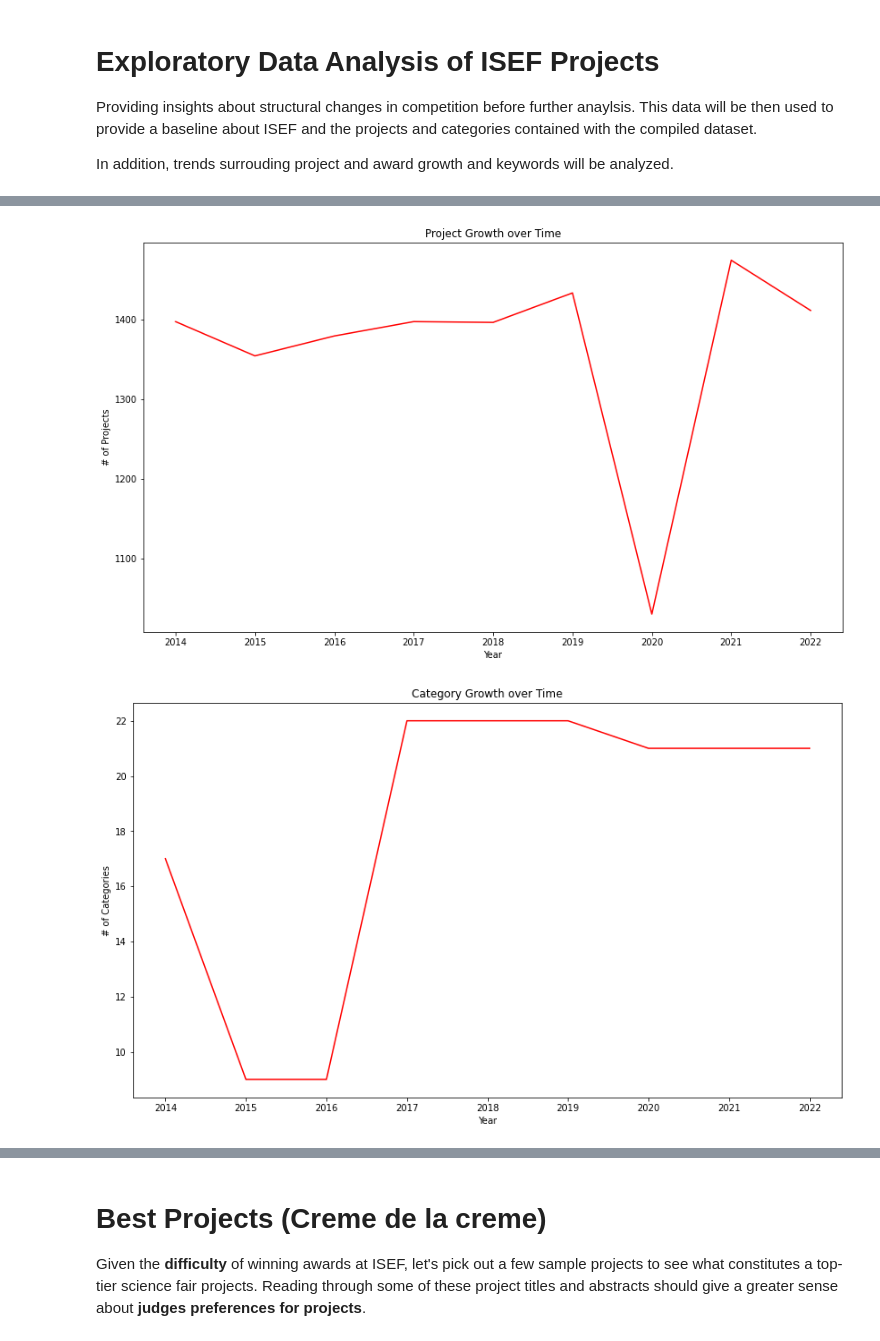
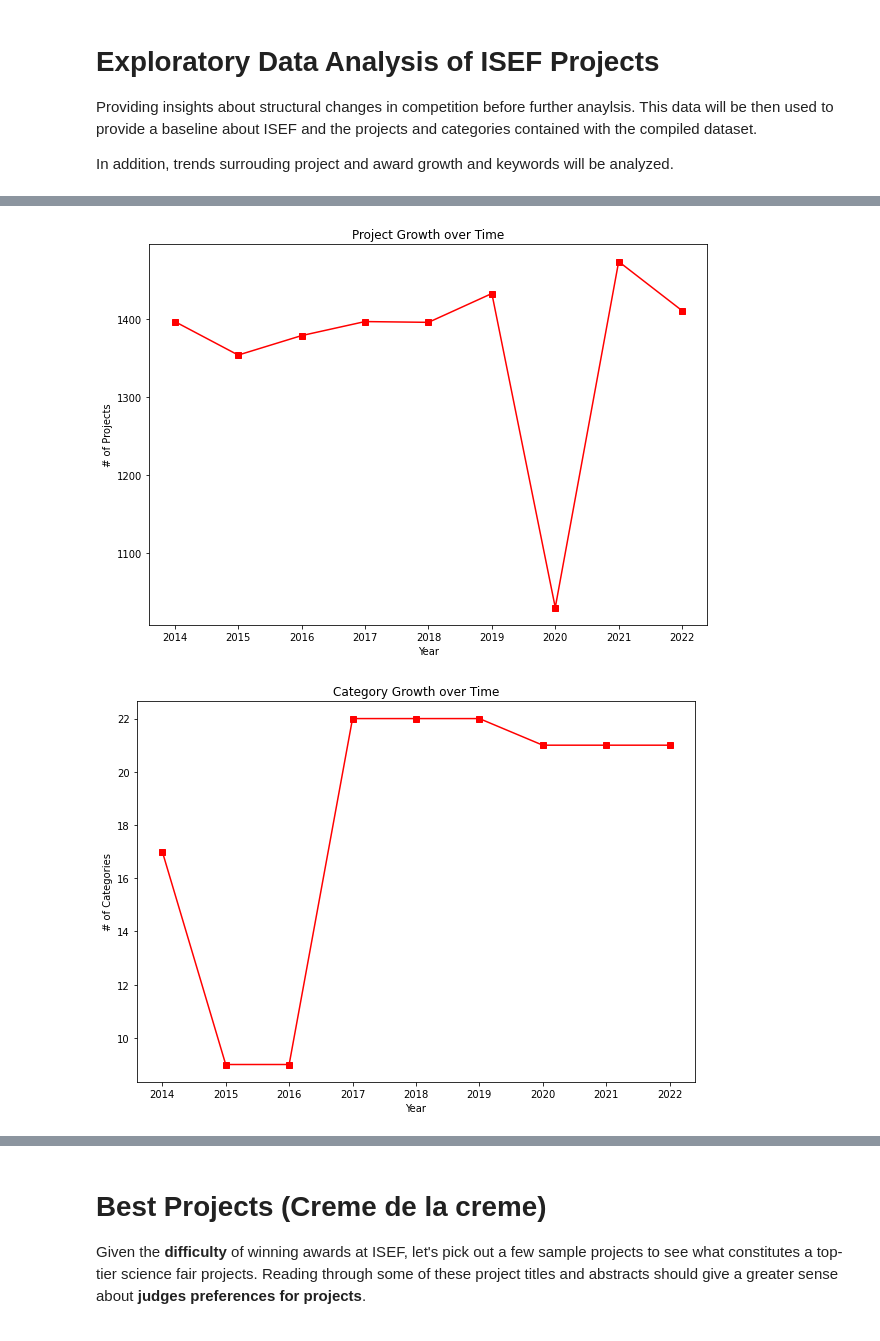
Before and after one commit to wkaisertexas/all-isef-projects, a Jupyter notebook: international-science-fair-analysis.ipynb, the cells around one changed output, grey strips where cells are left out. Saved outputs shown, nothing was run; the diff lists cells and outputs as text; code cells hidden in the pictures.

```diff
--- a/international-science-fair-analysis.ipynb
+++ b/international-science-fair-analysis.ipynb
@@ -187,18 +177,22 @@ plt.show()
+# %%
+# These plots should be smaller
+mpl.rcParams['figure.figsize'] = (10, 7)
 # %%
 # plots project growth over time
 projects = ds.groupby('year').count()
-plt.plot(projects['title']) # all projects have a title
+plt.plot(projects['title'], marker='s') # all projects have a title
 plt.xlabel('Year')
 plt.ylabel('# of Projects')
 plt.title('Project Growth over Time')
+
 plt.savefig('project_growth_over_time.png')
 plt.show()
 # %% [output]
-[figure, old version]
+[figure, new version]
 # %%
 # generate a plot of categories versus awards over time
 categories = ds.groupby('year').nunique() # Why is this a function?
-plt.plot(categories['category'])
+plt.plot(categories['category'], marker='s')
 plt.xlabel('Year')
 plt.ylabel('# of Categories')
 plt.title('Category Growth over Time')
@@ -207,7 +201,7 @@ plt.show()
 
 # NOTE: Category data seems to be missing from the website for projects from 2015 to 2016
 # %% [output]
-[figure, old version]
+[figure, new version]
 # %%
 # award growth over time
 def get_awards(elem): # I could use regex to get a dollar amount ig?
```
Also changed, not shown: parts of 56 cells of this notebook.
